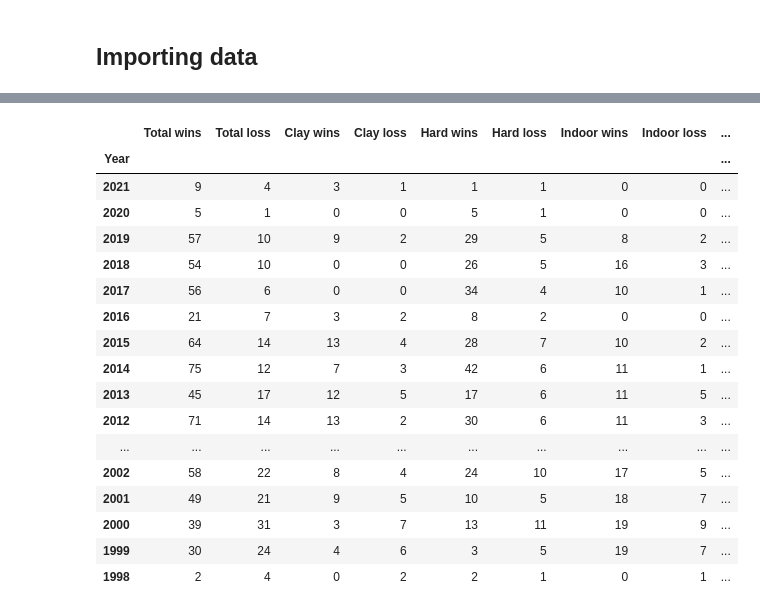
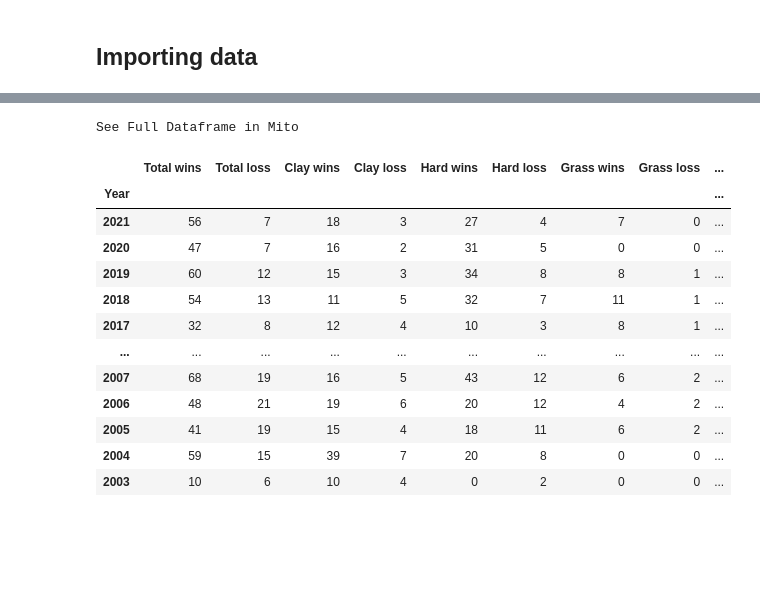
Before and after one commit to Vikranttyagi95/GOAT-Decider, a Jupyter notebook: GOAT-Analysis.ipynb, the cells around one changed output, grey strips where cells are left out. Cells and saved outputs as stored; diff of their text form; code cells hidden in the pictures; blank space fills up the shorter version.

```diff
--- a/GOAT-Analysis.ipynb
+++ b/GOAT-Analysis.ipynb
@@ -79,27 +80,23 @@ for df in dflist:
 fdf = new_list[0]
 ndf = new_list[1]
 ddf = new_list[2]
-# %%
-fdf
-# %% [output]
-|  | Total wins | Total loss | Clay wins | Clay loss | Hard wins | Hard loss | Indoor wins | Indoor loss | ... |
-| Year |  |  |  |  |  |  |  |  | ... |
-| 2021 | 9 | 4 | 3 | 1 | 1 | 1 | 0 | 0 | ... |
-| 2020 | 5 | 1 | 0 | 0 | 5 | 1 | 0 | 0 | ... |
-| 2019 | 57 | 10 | 9 | 2 | 29 | 5 | 8 | 2 | ... |
-| 2018 | 54 | 10 | 0 | 0 | 26 | 5 | 16 | 3 | ... |
-| 2017 | 56 | 6 | 0 | 0 | 34 | 4 | 10 | 1 | ... |
-| 2016 | 21 | 7 | 3 | 2 | 8 | 2 | 0 | 0 | ... |
-| 2015 | 64 | 14 | 13 | 4 | 28 | 7 | 10 | 2 | ... |
-| 2014 | 75 | 12 | 7 | 3 | 42 | 6 | 11 | 1 | ... |
-| 2013 | 45 | 17 | 12 | 5 | 17 | 6 | 11 | 5 | ... |
-| 2012 | 71 | 14 | 13 | 2 | 30 | 6 | 11 | 3 | ... |
-| ... | ... | ... | ... | ... | ... | ... | ... | ... | ... |
-| 2002 | 58 | 22 | 8 | 4 | 24 | 10 | 17 | 5 | ... |
-| 2001 | 49 | 21 | 9 | 5 | 10 | 5 | 18 | 7 | ... |
-| 2000 | 39 | 31 | 3 | 7 | 13 | 11 | 19 | 9 | ... |
-| 1999 | 30 | 24 | 4 | 6 | 3 | 5 | 19 | 7 | ... |
-| 1998 | 2 | 4 | 0 | 2 | 2 | 1 | 0 | 1 | ... |
+# %%
+ddf
+# %% [output]
+See Full Dataframe in Mito
+|  | Total wins | Total loss | Clay wins | Clay loss | Hard wins | Hard loss | Grass wins | Grass loss | ... |
+| Year |  |  |  |  |  |  |  |  | ... |
+| 2021 | 56 | 7 | 18 | 3 | 27 | 4 | 7 | 0 | ... |
+| 2020 | 47 | 7 | 16 | 2 | 31 | 5 | 0 | 0 | ... |
+| 2019 | 60 | 12 | 15 | 3 | 34 | 8 | 8 | 1 | ... |
+| 2018 | 54 | 13 | 11 | 5 | 32 | 7 | 11 | 1 | ... |
+| 2017 | 32 | 8 | 12 | 4 | 10 | 3 | 8 | 1 | ... |
+| ... | ... | ... | ... | ... | ... | ... | ... | ... | ... |
+| 2007 | 68 | 19 | 16 | 5 | 43 | 12 | 6 | 2 | ... |
+| 2006 | 48 | 21 | 19 | 6 | 20 | 12 | 4 | 2 | ... |
+| 2005 | 41 | 19 | 15 | 4 | 18 | 11 | 6 | 2 | ... |
+| 2004 | 59 | 15 | 39 | 7 | 20 | 8 | 0 | 0 | ... |
+| 2003 | 10 | 6 | 10 | 4 | 0 | 2 | 0 | 0 | ... |
 # %%
 fdf.drop([1998], axis=0, inplace=True)
 ndf.drop([2001], axis=0, inplace=True)
```
Also changed, not shown: parts of 15 cells of this notebook.
